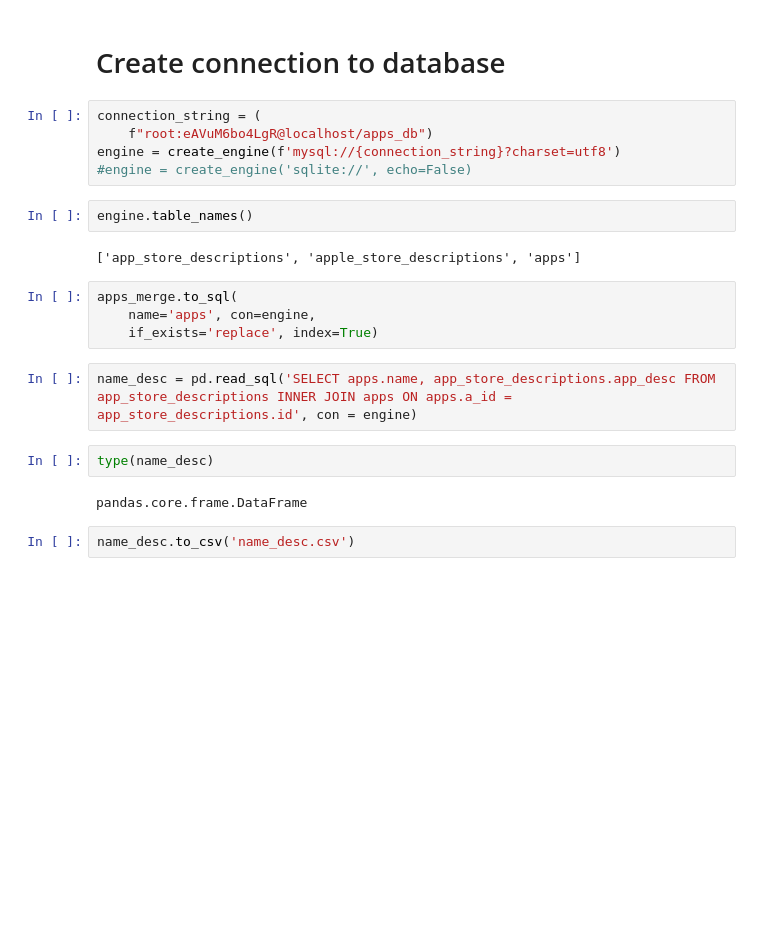
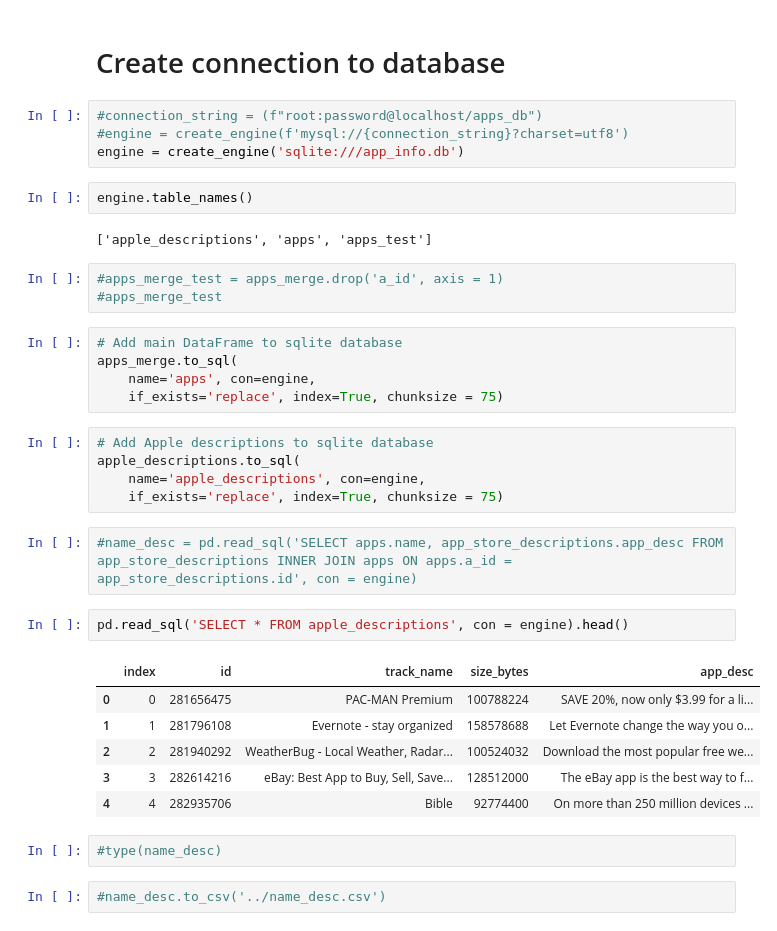
Before and after one commit to martinamagdy/Suave-Apps, a Jupyter notebook: data_cleaning.ipynb, the cells around one changed output. Saved outputs shown, nothing was run; the diff lists cells and outputs as text; blank space fills up the shorter version.

Commit message:
added sqlite file

```diff
--- a/data_cleaning.ipynb
+++ b/data_cleaning.ipynb
@@ -323,23 +333,38 @@ apps_merge
 # %% [markdown]
 # Create connection to database
 # %%
-connection_string = (
-    f"root:eAVuM6bo4LgR@localhost/apps_db")
-engine = create_engine(f'mysql://{connection_string}?charset=utf8')
-#engine = create_engine('sqlite://', echo=False)
+#connection_string = (f"root:password@localhost/apps_db")
+#engine = create_engine(f'mysql://{connection_string}?charset=utf8')
+engine = create_engine('sqlite:///app_info.db')
 # %%
 engine.table_names()
 # %% [output]
-['app_store_descriptions', 'apple_store_descriptions', 'apps']
+['apple_descriptions', 'apps', 'apps_test']
+# %%
+#apps_merge_test = apps_merge.drop('a_id', axis = 1)
+#apps_merge_test
 # %%
+# Add main DataFrame to sqlite database
 apps_merge.to_sql(
     name='apps', con=engine,
-    if_exists='replace', index=True)
+    if_exists='replace', index=True, chunksize = 75)
+# %%
+# Add Apple descriptions to sqlite database
+apple_descriptions.to_sql(
+    name='apple_descriptions', con=engine,
+    if_exists='replace', index=True, chunksize = 75)
 # %%
-name_desc = pd.read_sql('SELECT apps.name, app_store_descriptions.app_desc FROM app_store_descriptions INNER JOIN apps ON apps.a_id = app_store_descriptions.id', con = engine)
+#name_desc = pd.read_sql('SELECT apps.name, app_store_descriptions.app_desc FROM app_store_descriptions INNER JOIN apps ON apps.a_id = app_store_descriptions.id', con = engine)
-# %%
-type(name_desc)
-# %% [output]
-pandas.core.frame.DataFrame
+# %%
+pd.read_sql('SELECT * FROM apple_descriptions', con = engine).head()
+# %% [output]
+|  | index | id | track_name | size_bytes | app_desc |
+| 0 | 0 | 281656475 | PAC-MAN Premium | 100788224 | SAVE 20%, now only $3.99 for a li... |
+| 1 | 1 | 281796108 | Evernote - stay organized | 158578688 | Let Evernote change the way you o... |
+| 2 | 2 | 281940292 | WeatherBug - Local Weather, Radar... | 100524032 | Download the most popular free we... |
+| 3 | 3 | 282614216 | eBay: Best App to Buy, Sell, Save... | 128512000 | The eBay app is the best way to f... |
+| 4 | 4 | 282935706 | Bible | 92774400 | On more than 250 million devices ... |
+# %%
+#type(name_desc)
 # %%
-name_desc.to_csv('name_desc.csv')
+#name_desc.to_csv('../name_desc.csv')
```
Also changed, not shown: parts of 6 cells of this notebook, 1 other file.
